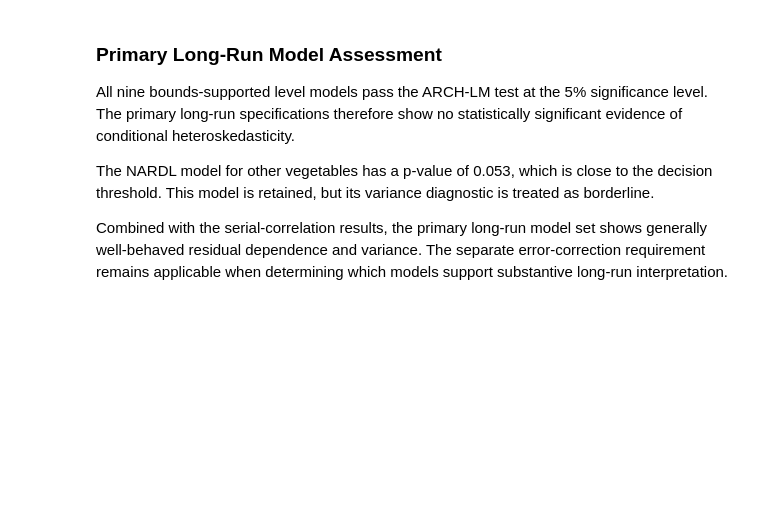
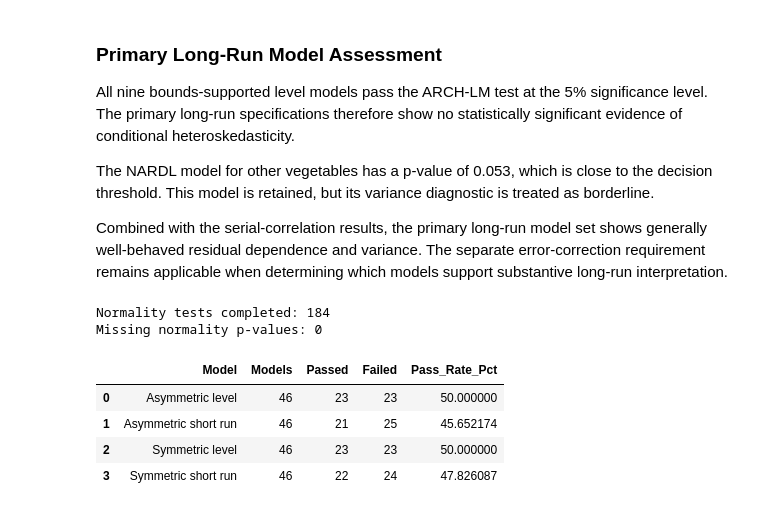
Before and after one commit to MasindiManaga/ERPT_ML_Research, a Jupyter notebook: notebooks/07_Econometric_Results_and_Diagnostics.ipynb, the cells around one changed output. Drawn from its saved outputs; the diff is of its cells as text; code cells hidden in the pictures; blank space fills up the shorter version.

```diff
--- a/notebooks/07_Econometric_Results_and_Diagnostics.ipynb
+++ b/notebooks/07_Econometric_Results_and_Diagnostics.ipynb
@@ -1069,3 +1069,80 @@ significance level. The primary long-run specifications therefore show no statis
 The NARDL model for other vegetables has a p-value of 0.053, which is close to the decision threshold. This model is retained, but its variance diagnostic is treated as borderline.
 
 Combined with the serial-correlation results, the primary long-run model set shows generally well-behaved residual dependence and variance. The separate error-correction requirement remains applicable when determining which models support substantive long-run interpretation.
+# %%
+# run the Jarque–Bera Tests
+
+def run_normality_tests(model_collections):
+    records = []
+
+    for model_name, model_results in model_collections.items():
+        for subclass, fitted_model in model_results.items():
+            residuals = np.asarray(fitted_model.resid, dtype=float)
+            residuals = residuals[np.isfinite(residuals)]
+
+            jb_statistic, p_value, skewness, kurtosis = jarque_bera(
+                residuals
+            )
+
+            records.append(
+                {
+                    "SubclassDescription": subclass,
+                    "Model": model_name,
+                    "Residual_Observations": len(residuals),
+                    "Jarque_Bera_Statistic": float(jb_statistic),
+                    "P_Value": float(p_value),
+                    "Skewness": float(skewness),
+                    "Kurtosis": float(kurtosis),
+                    "Normal_Residuals": p_value >= 0.05,
+                }
+            )
+
+    return pd.DataFrame(records)
+
+
+normality_results = run_normality_tests(
+    diagnostic_model_collections
+)
+
+print(
+    "Normality tests completed:",
+    len(normality_results),
+)
+
+print(
+    "Missing normality p-values:",
+    normality_results["P_Value"].isna().sum(),
+)
+# %% [output]
+Normality tests completed: 184
+Missing normality p-values: 0
+# %%
+# summarise the normality results
+
+normality_summary = (
+    normality_results
+    .groupby("Model", as_index=False)
+    .agg(
+        Models=("SubclassDescription", "size"),
+        Passed=("Normal_Residuals", "sum"),
+    )
+)
+
+normality_summary["Failed"] = (
+    normality_summary["Models"]
+    - normality_summary["Passed"]
+)
+
+normality_summary["Pass_Rate_Pct"] = (
+    100
+    * normality_summary["Passed"]
+    / normality_summary["Models"]
+)
+
+display(normality_summary)
+# %% [output]
+|  | Model | Models | Passed | Failed | Pass_Rate_Pct |
+| 0 | Asymmetric level | 46 | 23 | 23 | 50.000000 |
+| 1 | Asymmetric short run | 46 | 21 | 25 | 45.652174 |
+| 2 | Symmetric level | 46 | 23 | 23 | 50.000000 |
+| 3 | Symmetric short run | 46 | 22 | 24 | 47.826087 |
```
Also changed, not shown: parts of 2 cells of this notebook.
